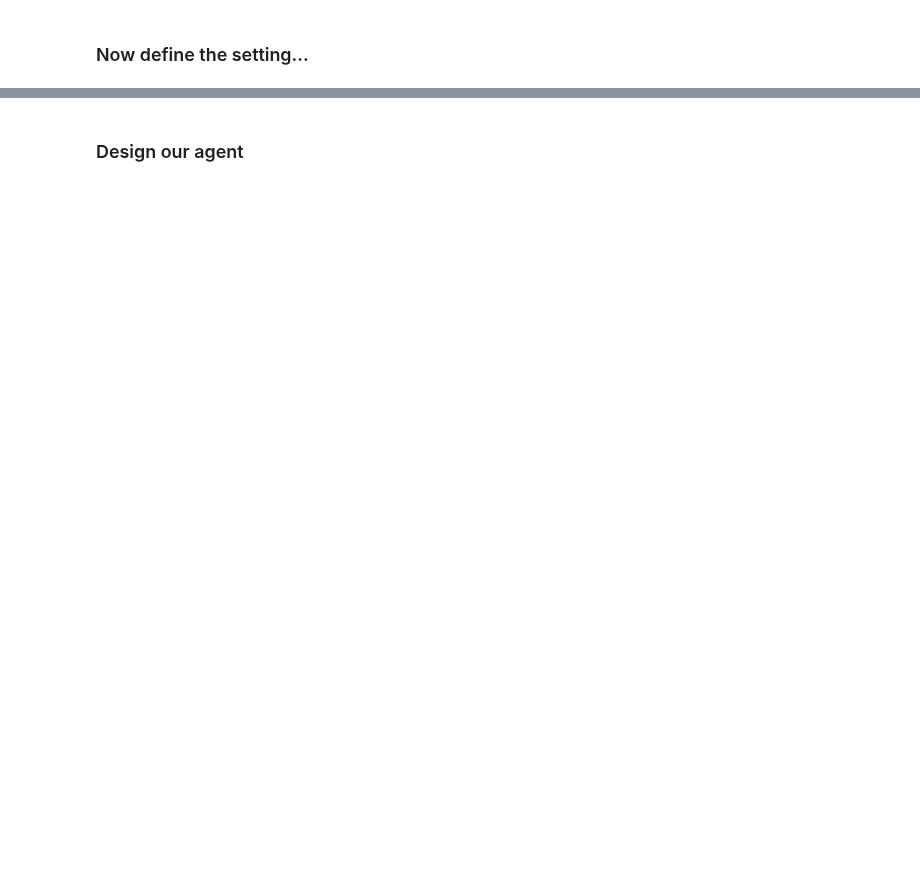
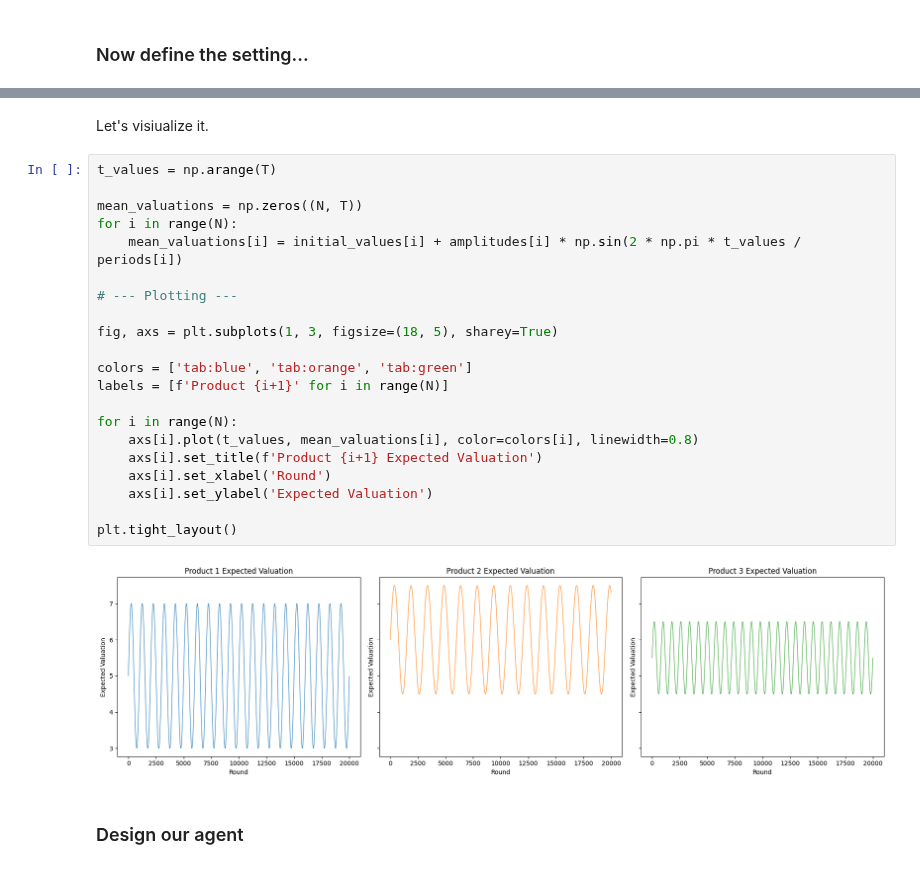
Before and after one commit to peetceenatoo/online-learning, a Jupyter notebook: R4.ipynb, the cells around one changed output, grey strips where cells are left out. Drawn from its saved outputs; the diff is of its cells as text; blank space fills up the shorter version.

```diff
--- a/R4.ipynb
+++ b/R4.ipynb
@@ -90,6 +96,31 @@ s = 30                          # random seed
 # --- Formatter for Millions in the plots---
 def millions_formatter(x, pos):
     return f'{x / 1e6:.1f}M'
+# %% [markdown]
+Let's visiualize it.
+# %%
+t_values = np.arange(T)
+
+mean_valuations = np.zeros((N, T))
+for i in range(N):
+    mean_valuations[i] = initial_values[i] + amplitudes[i] * np.sin(2 * np.pi * t_values / periods[i])
+
+# --- Plotting ---
+
+fig, axs = plt.subplots(1, 3, figsize=(18, 5), sharey=True)
+
+colors = ['tab:blue', 'tab:orange', 'tab:green']
+labels = [f'Product {i+1}' for i in range(N)]
+
+for i in range(N):
+    axs[i].plot(t_values, mean_valuations[i], color=colors[i], linewidth=0.8)
+    axs[i].set_title(f'Product {i+1} Expected Valuation')
+    axs[i].set_xlabel('Round')
+    axs[i].set_ylabel('Expected Valuation')
+
+plt.tight_layout()
+# %% [output]
+[figure, added]
 # %% [markdown]
 ### Design our agent
 # %%
```
Also changed, not shown: parts of 20 cells of this notebook, 1 other file.
